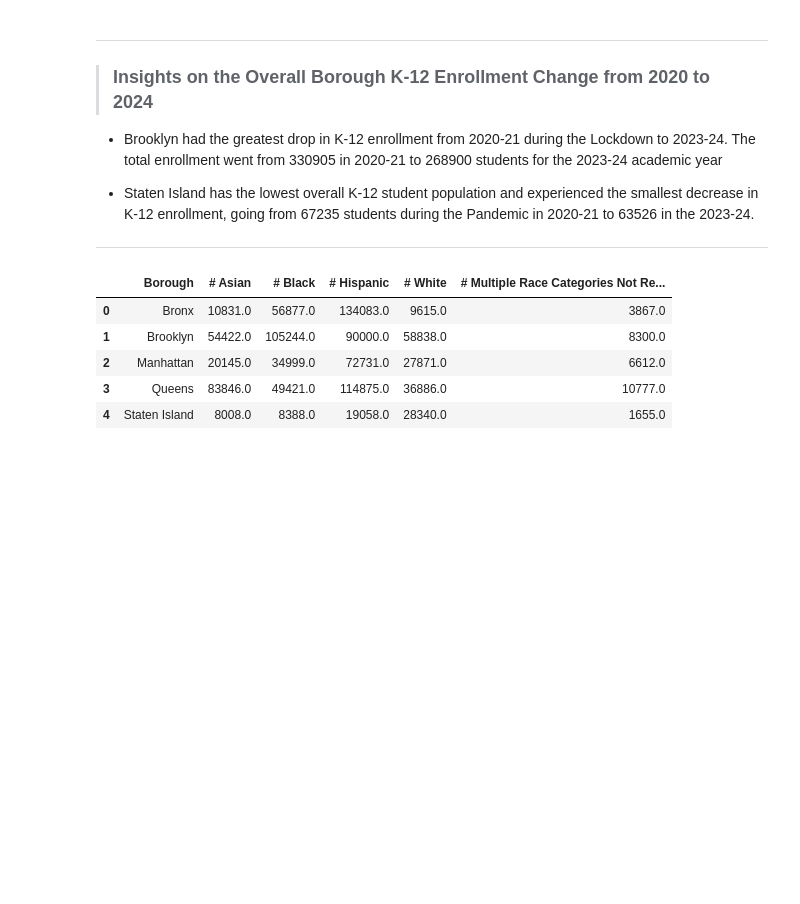
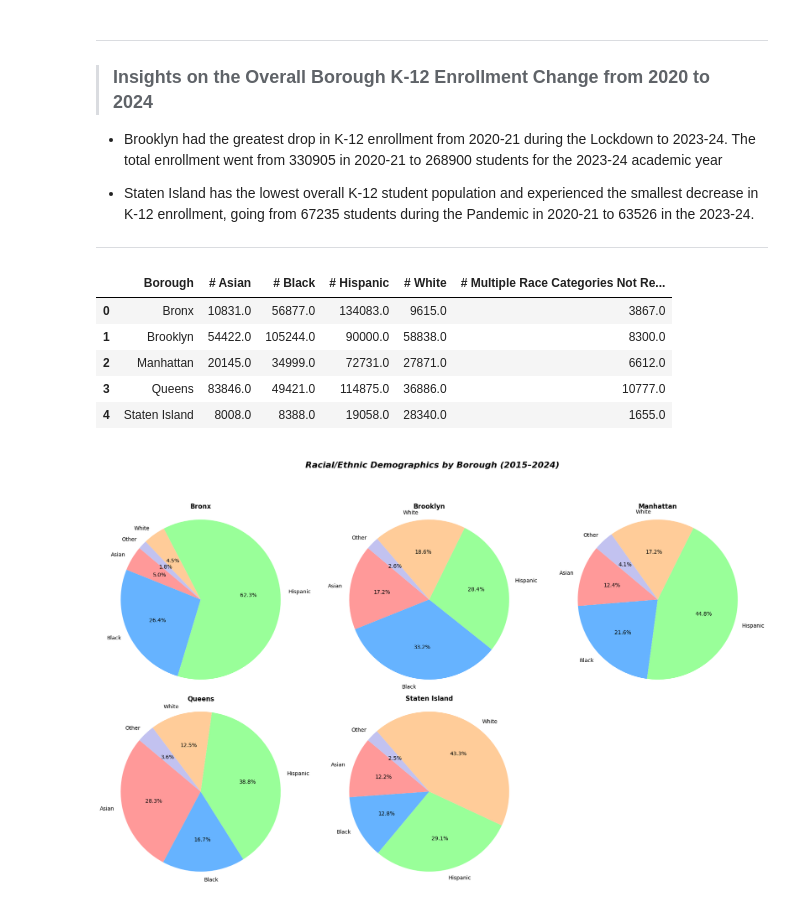
Before and after one commit to thetechleila/NYC-K-8-Public-School-Student-Performance-2016-2024, a Jupyter notebook: code/eda.ipynb, the cells around one changed output. Saved outputs shown, nothing was run; the diff lists cells and outputs as text; code cells hidden in the pictures; blank space fills up the shorter version.

Commit message:
eda and image

```diff
--- a/code/eda.ipynb
+++ b/code/eda.ipynb
@@ -115,3 +115,32 @@ boro_eth_avg
 | 2 | Manhattan | 20145.0 | 34999.0 | 72731.0 | 27871.0 | 6612.0 |
 | 3 | Queens | 83846.0 | 49421.0 | 114875.0 | 36886.0 | 10777.0 |
 | 4 | Staten Island | 8008.0 | 8388.0 | 19058.0 | 28340.0 | 1655.0 |
+# %%
+#Visualize average Racial/Ethnic Demographics of the 5 Boroughs (2015-2024) as pie chart subplots
+
+labels = ['Asian', 'Black', 'Hispanic', 'White', 'Other']
+colors = ['#ff9999','#66b3ff','#99ff99','#ffcc99', '#c2c2f0']
+
+#Set subplot details for piecharts
+fig, axes = plt.subplots(2, 3, figsize=(18, 12))
+axes = axes.flatten()
+
+#Function to create pie charts racial/ethnic groups in each of the 5 boroughs
+
+for i, row in enumerate(boro_eth_avg.itertuples(index=False)):
+    if i >= 5:
+        break
+    data = row[1:]
+    axes[i].pie(data, labels=labels, autopct='%1.1f%%', startangle=140, colors=colors)
+    axes[i].axis('equal')
+    axes[i].set_title(row[0], weight="bold")
+
+# Hide the unused 6th subplot for visual cohesion
+fig.delaxes(axes[5])
+
+plt.suptitle('\nRacial/Ethnic Demographics by Borough (2015–2024)\n', style="italic",
+             weight = "bold", fontsize=16)
+plt.tight_layout(rect=[0, 0.03, 1, 0.95])
+plt.show()
+# %% [output]
+[figure, added]
```
Also changed, not shown: 1 other file.
